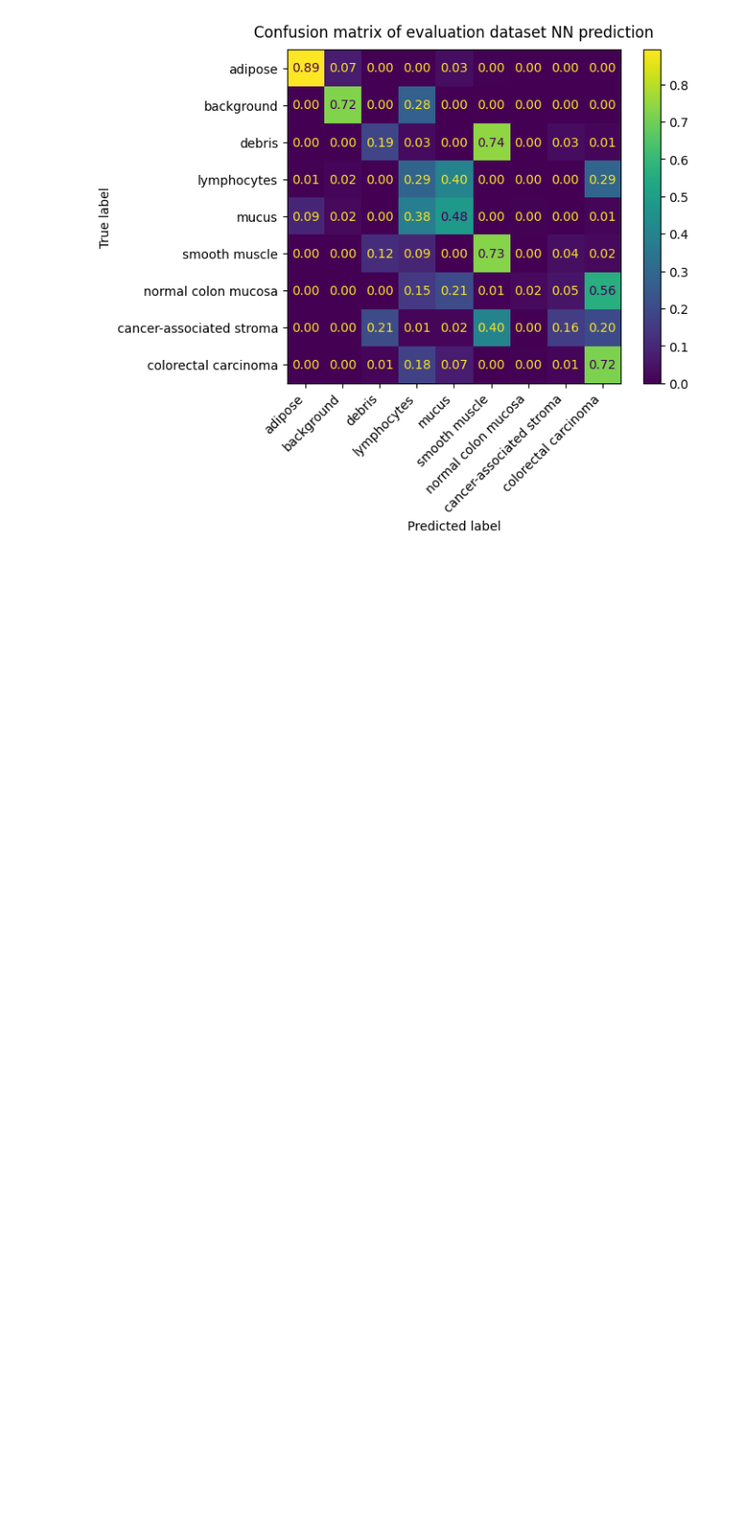
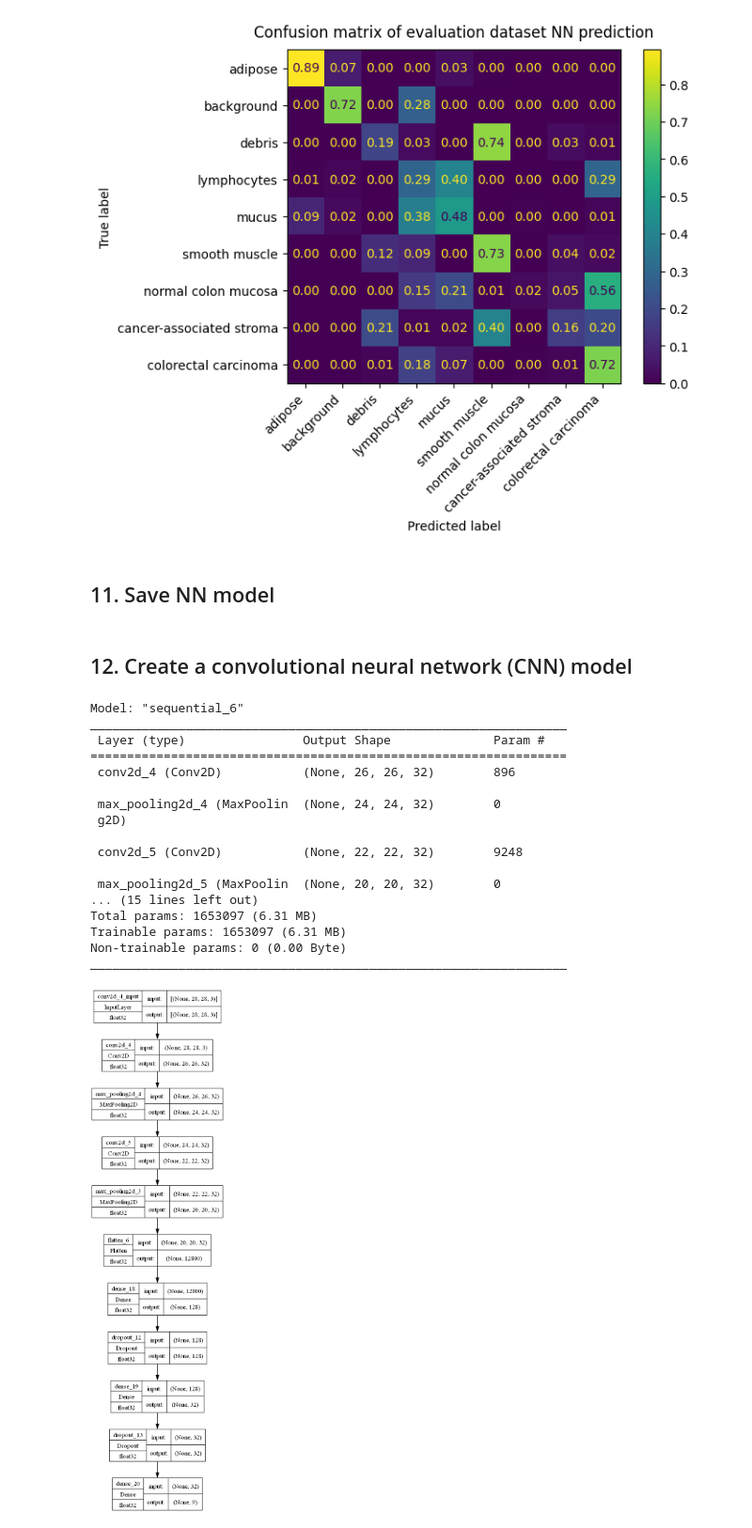
Before and after one commit to alexngys/AMLS_23-24_SN20000879, a Jupyter notebook: B/train.ipynb, the cells around one changed output. Shown at 94% size. Saved outputs shown, nothing was run; the diff lists cells and outputs as text; code cells hidden in the pictures; blank space fills up the shorter version.

```diff
--- a/B/train.ipynb
+++ b/B/train.ipynb
@@ -236,3 +235,5 @@ plt.show()
 # %% [output]
 225/225 [==============================] - 1s 2ms/step
 [figure]
+# %% [markdown]
+## 11. Save NN model
@@ -238,0 +242,41 @@ plt.show()
+# %% [markdown]
+
+## 12. Create a convolutional neural network (CNN) model
+# %%
+CNN_model = tf.keras.models.Sequential([
+  tf.keras.layers.Conv2D(32, kernel_size =(3, 3), strides =1, activation ='relu', input_shape = (28,28,3)),
+  tf.keras.layers.MaxPooling2D(pool_size =(3, 3), strides =(1, 1)),
+  tf.keras.layers.Conv2D(32, kernel_size =(3, 3), strides =1, activation ='relu'),
+  tf.keras.layers.MaxPooling2D(pool_size =(3, 3), strides =(1, 1)),
+  tf.keras.layers.Flatten(),
+  tf.keras.layers.Dense(128, activation='relu'),
+  tf.keras.layers.Dropout(0.3),
+  tf.keras.layers.Dense(32, activation='relu') ,
+  tf.keras.layers.Dropout(0.3),
+  tf.keras.layers.Dense(9 , activation ='softmax')
+])
+
+
+CNN_model.summary()
+
+tf.keras.utils.plot_model(CNN_model, to_file='CNN_model.png', show_shapes=True,
+    show_dtype=True)
+# %% [output]
+Model: "sequential_6"
+_________________________________________________________________
+ Layer (type)                Output Shape              Param #
+=================================================================
+ conv2d_4 (Conv2D)           (None, 26, 26, 32)        896
+
+ max_pooling2d_4 (MaxPoolin  (None, 24, 24, 32)        0
+ g2D)
+
+ conv2d_5 (Conv2D)           (None, 22, 22, 32)        9248
+
+ max_pooling2d_5 (MaxPoolin  (None, 20, 20, 32)        0
+... (15 lines left out)
+Total params: 1653097 (6.31 MB)
+Trainable params: 1653097 (6.31 MB)
+Non-trainable params: 0 (0.00 Byte)
+_________________________________________________________________
+[figure, added]
```
Also changed, not shown: parts of 12 cells of this notebook, 6 other files.
